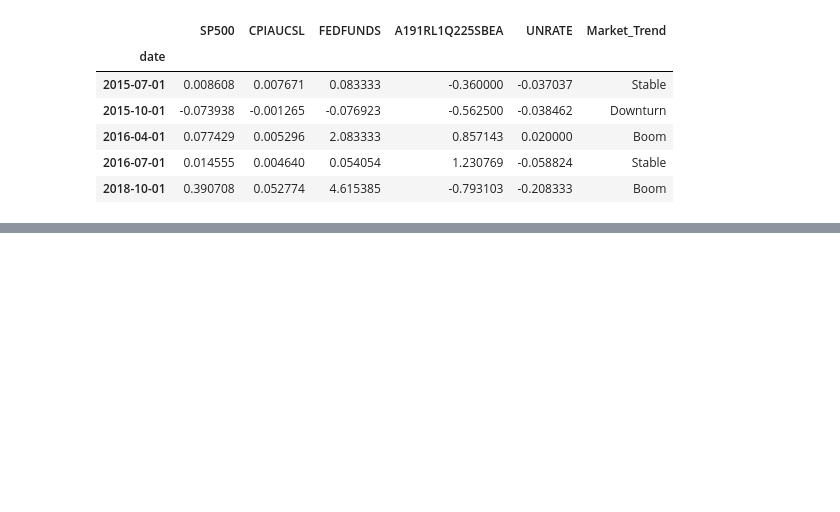
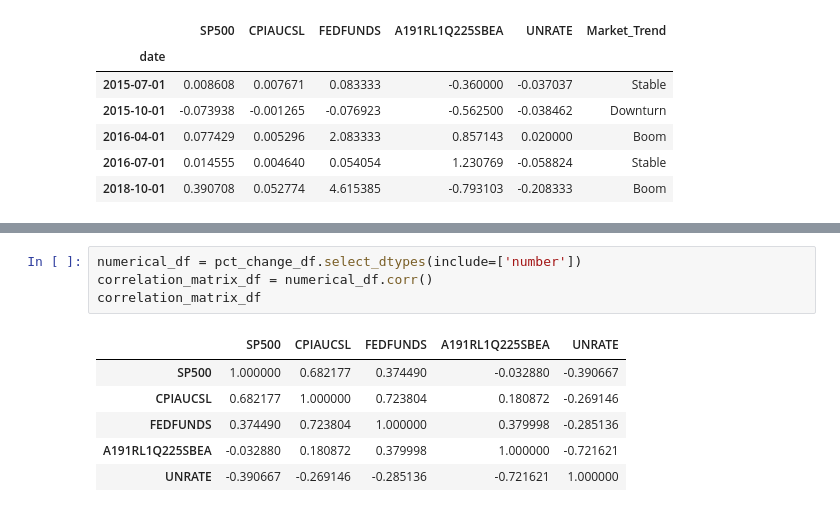
Before and after one commit to sadiq937/Shaik_DM, a Jupyter notebook: PS4.ipynb, the cells around one changed output, grey strips where cells are left out. Saved outputs shown, nothing was run; the diff lists cells and outputs as text; blank space fills up the shorter version.

```diff
--- a/PS4.ipynb
+++ b/PS4.ipynb
@@ -214,0 +211,11 @@ fig5.show()
+# %%
+numerical_df = pct_change_df.select_dtypes(include=['number'])
+correlation_matrix_df = numerical_df.corr()
+correlation_matrix_df
+# %% [output]
+|  | SP500 | CPIAUCSL | FEDFUNDS | A191RL1Q225SBEA | UNRATE |
+| SP500 | 1.000000 | 0.682177 | 0.374490 | -0.032880 | -0.390667 |
+| CPIAUCSL | 0.682177 | 1.000000 | 0.723804 | 0.180872 | -0.269146 |
+| FEDFUNDS | 0.374490 | 0.723804 | 1.000000 | 0.379998 | -0.285136 |
+| A191RL1Q225SBEA | -0.032880 | 0.180872 | 0.379998 | 1.000000 | -0.721621 |
+| UNRATE | -0.390667 | -0.269146 | -0.285136 | -0.721621 | 1.000000 |
```
Also changed, not shown: parts of 13 cells of this notebook.
